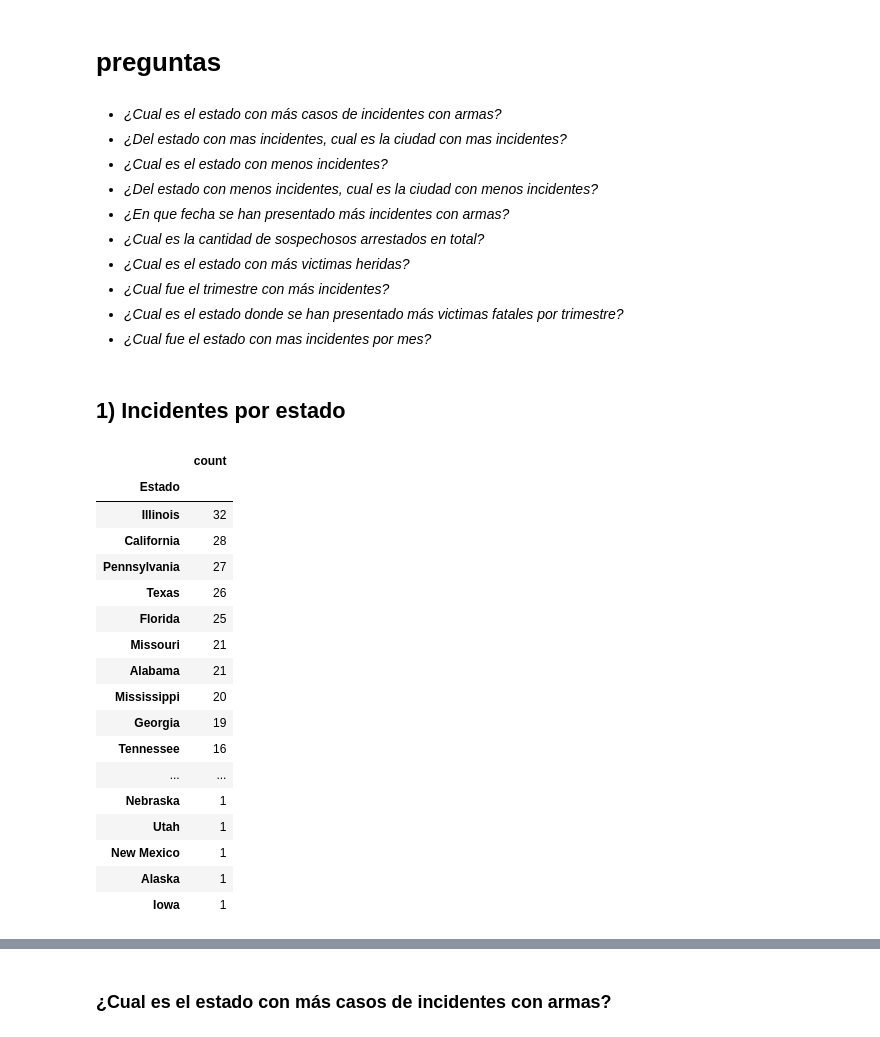
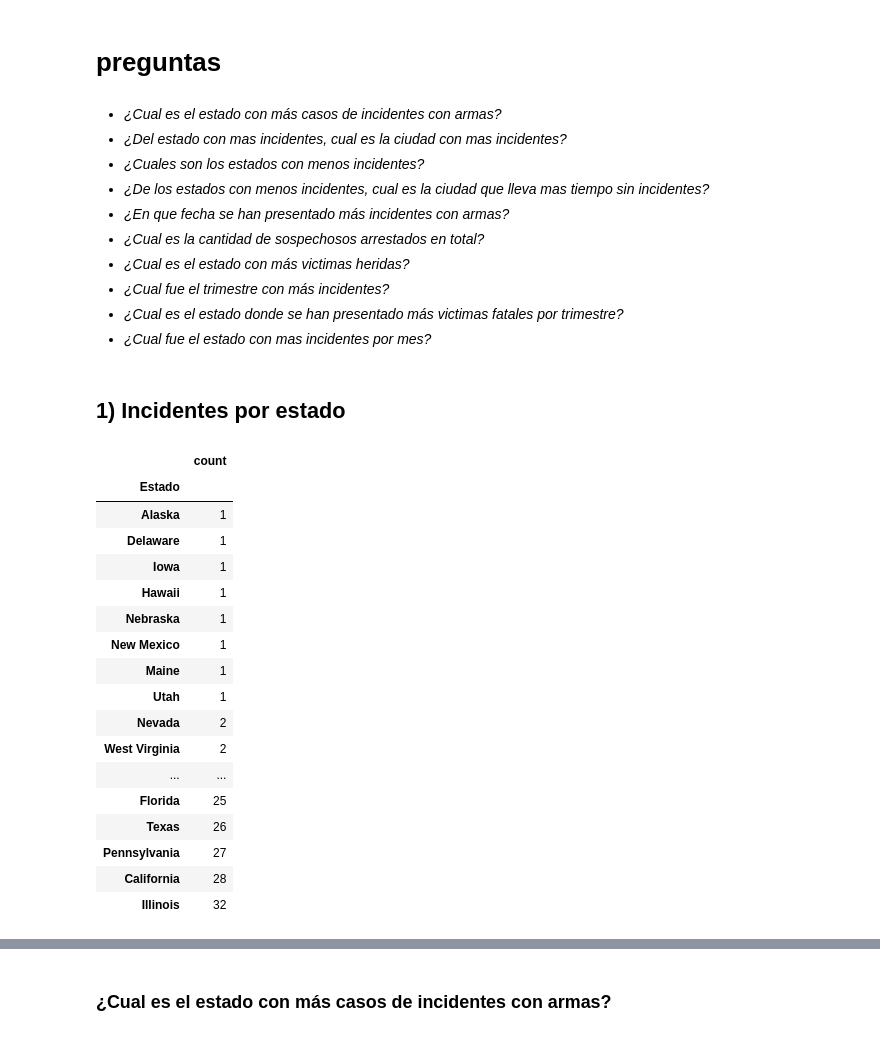
Before and after one commit to vamphook972/Gun_Violence_Dataset_US, a Jupyter notebook: Gun_Violence_Dataset_US.ipynb, the cells around one changed output, grey strips where cells are left out. Saved outputs shown, nothing was run; the diff lists cells and outputs as text; code cells hidden in the pictures.

```diff
--- a/Gun_Violence_Dataset_US.ipynb
+++ b/Gun_Violence_Dataset_US.ipynb
@@ -206,8 +206,8 @@ df1.head()
 # %% [markdown]
 *  *¿Cual es el estado con más casos de incidentes con armas?*
 *  *¿Del estado con mas incidentes, cual es la ciudad con mas incidentes?*
-*  *¿Cual es el estado con menos incidentes?*
-*  *¿Del estado con menos incidentes, cual es la ciudad con menos incidentes?*
+*  *¿Cuales son los estados con menos incidentes?*
+*  *¿De los estados con menos incidentes, cual es la ciudad que lleva mas tiempo sin incidentes?*
 *  *¿En que fecha se han presentado más incidentes con armas?*
 *  *¿Cual es la cantidad de sospechosos arrestados en total?*
 *  *¿Cual es el estado con más victimas heridas?*
@@ -218,27 +218,27 @@ df1.head()
 ## 1)  Incidentes por estado
 # %%
 
-Estados_ataques = df1['Estado'].value_counts()
-Estados_ataques = pd.DataFrame(Estados_ataques)
-Estados_ataques
+estados_ataques = df1.groupby('Estado')['Estado'].value_counts().sort_values()
+estados_ataques = pd.DataFrame(estados_ataques)
+estados_ataques
 # %% [output]
 |  | count |
 | Estado |  |
+| Alaska | 1 |
+| Delaware | 1 |
+| Iowa | 1 |
+| Hawaii | 1 |
+| Nebraska | 1 |
+| New Mexico | 1 |
+| Maine | 1 |
+| Utah | 1 |
+| Nevada | 2 |
+| West Virginia | 2 |
+| ... | ... |
+| Florida | 25 |
+| Texas | 26 |
+| Pennsylvania | 27 |
+| California | 28 |
 | Illinois | 32 |
-| California | 28 |
-| Pennsylvania | 27 |
-| Texas | 26 |
-| Florida | 25 |
-| Missouri | 21 |
-| Alabama | 21 |
-| Mississippi | 20 |
-| Georgia | 19 |
-| Tennessee | 16 |
-| ... | ... |
-| Nebraska | 1 |
-| Utah | 1 |
-| New Mexico | 1 |
-| Alaska | 1 |
-| Iowa | 1 |
 # %%
 plt.figure(figsize=(13,11))
```
Also changed, not shown: parts of 4 cells of this notebook.
